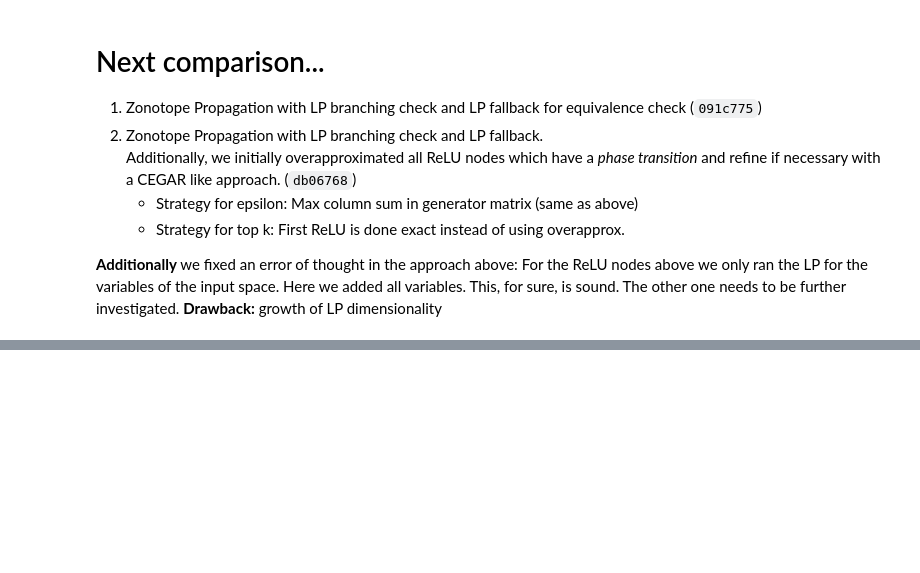
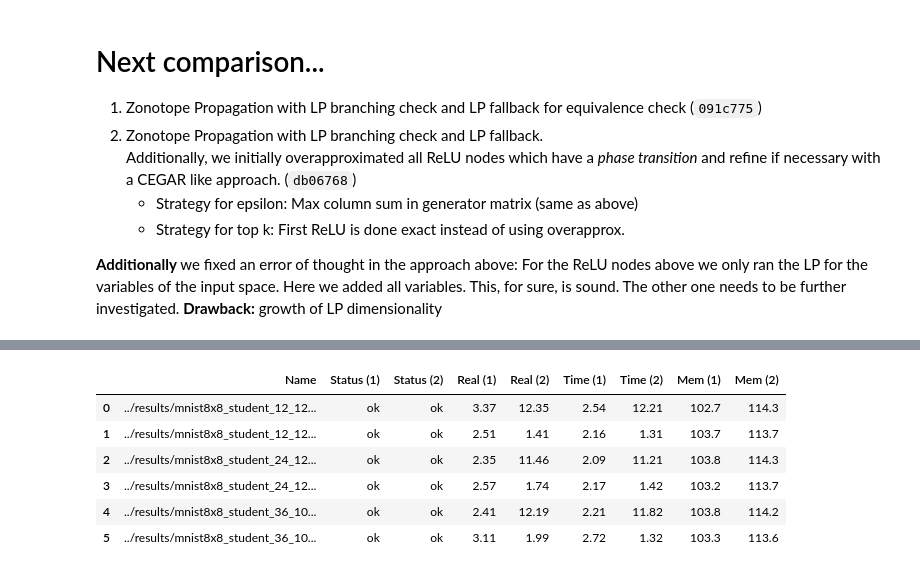
Before and after one commit to samysweb/nnequiv-experiments, a Jupyter notebook: analysis/Solved Instances.ipynb, the cells around one changed output, grey strips where cells are left out. Saved outputs shown, nothing was run; the diff lists cells and outputs as text; code cells hidden in the pictures; blank space fills up the shorter version.

```diff
--- a/analysis/Solved Instances.ipynb
+++ b/analysis/Solved Instances.ipynb
@@ -122,0 +206,25 @@ comparison.render_table()
+# %%
+cegar_zono = {}
+for b in benchmarks:
+    try:
+        cegar_zono[b]=parse.BenchmarkRun(
+            b+"1/nnequiv-db06768/stdout.log",
+            b+"1/nnequiv-db06768/stderr.log",
+            out_handlers=[parse.EquivLine],
+            err_handlers=[parse.RunLim]
+            )
+    except FileNotFoundError:
+        print(f"Could not find {b}")
+        cegar_zono[b]=None
+# %%
+comparison = analyse.RunlimComparator(buening_speedup,cegar_zono,benchmarks)
+
+comparison.render_table()
+# %% [output]
+|  | Name | Status (1) | Status (2) | Real (1) | Real (2) | Time (1) | Time (2) | Mem (1) | Mem (2) |
+| 0 | ../results/mnist8x8_student_12_12... | ok | ok | 3.37 | 12.35 | 2.54 | 12.21 | 102.7 | 114.3 |
+| 1 | ../results/mnist8x8_student_12_12... | ok | ok | 2.51 | 1.41 | 2.16 | 1.31 | 103.7 | 113.7 |
+| 2 | ../results/mnist8x8_student_24_12... | ok | ok | 2.35 | 11.46 | 2.09 | 11.21 | 103.8 | 114.3 |
+| 3 | ../results/mnist8x8_student_24_12... | ok | ok | 2.57 | 1.74 | 2.17 | 1.42 | 103.2 | 113.7 |
+| 4 | ../results/mnist8x8_student_36_10... | ok | ok | 2.41 | 12.19 | 2.21 | 11.82 | 103.8 | 114.2 |
+| 5 | ../results/mnist8x8_student_36_10... | ok | ok | 3.11 | 1.99 | 2.72 | 1.32 | 103.3 | 113.6 |
```
Also changed, not shown: parts of 13 cells of this notebook.
